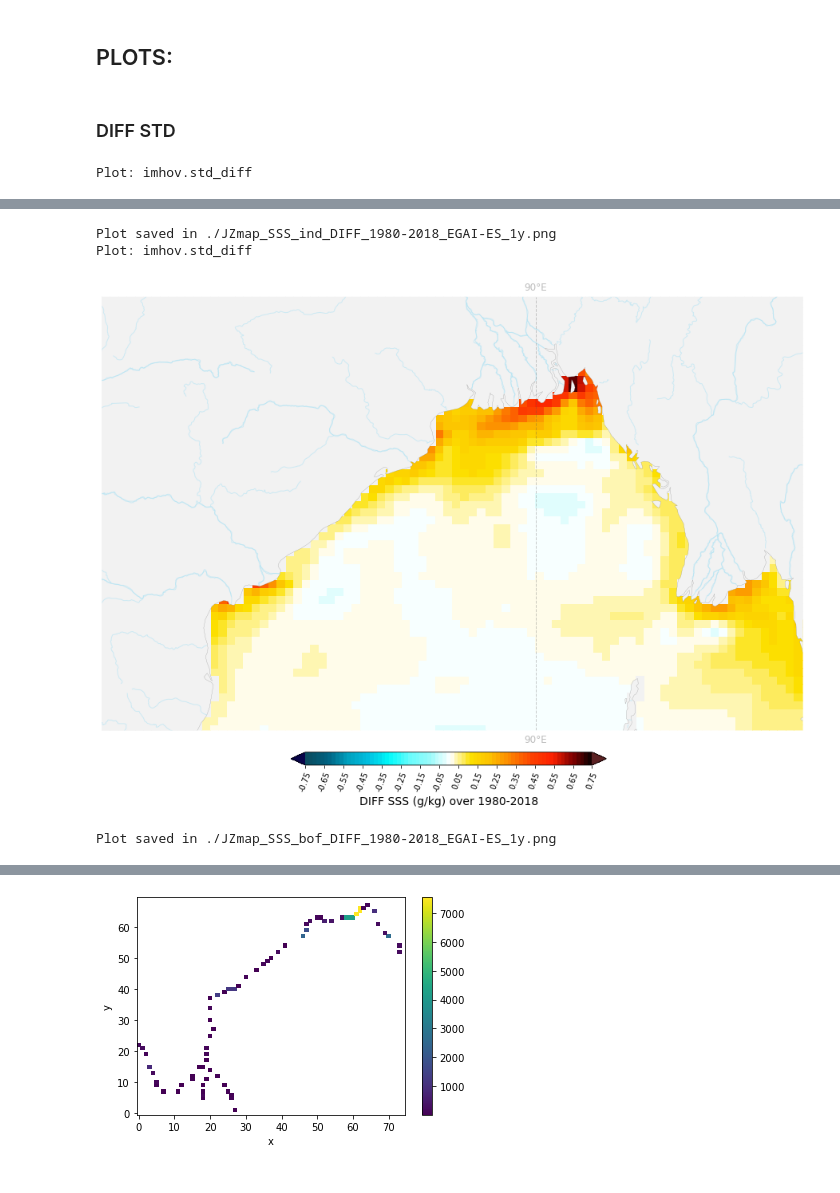
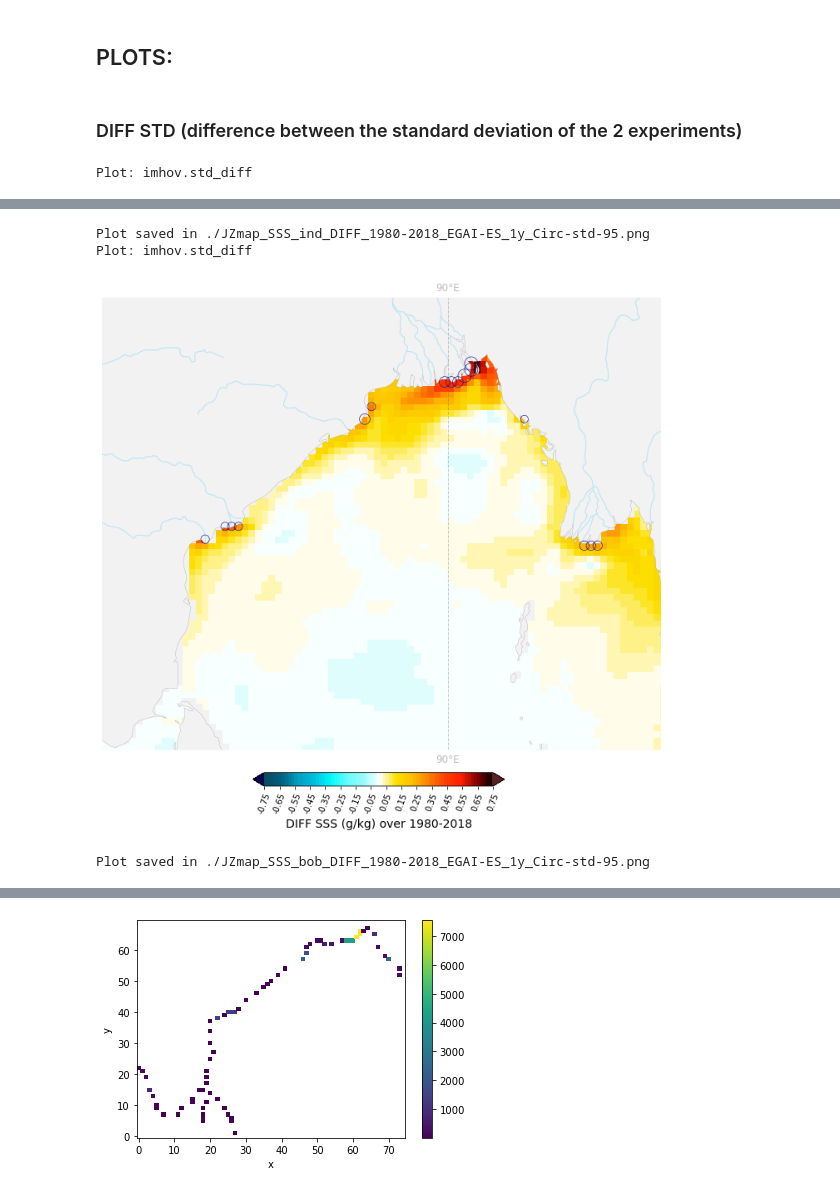
Before and after one commit to imhotep-project/studimhotep, a Jupyter notebook: 2022-12-19_SLX_JZ_IMHOTEP_SSS_1Y_regionalmap.ipynb, the cells around one changed output, grey strips where cells are left out. Drawn from its saved outputs; the diff is of its cells as text; code cells hidden in the pictures.

Commit message:
SLX: upd regional plots and BoB timeseries

```diff
--- a/2022-12-19_SLX_JZ_IMHOTEP_SSS_1Y_regionalmap.ipynb
+++ b/2022-12-19_SLX_JZ_IMHOTEP_SSS_1Y_regionalmap.ipynb
@@ -165,13 +161,18 @@ Count occurences above threshold 0.95(val=0.0004451813595845696)
 # %% [markdown]
 ## PLOTS:
 # %% [markdown]
-### DIFF STD
+### DIFF STD  (difference between the standard deviation of the 2 experiments)
 # %%
-for reg in ('ind','bof'):
-    gridparam = li.Fpltgridparamdefaults(reg=reg)
+for reg in ('ind','bob'):
+    if reg=='bof':
+        gridparam = li.Fpltgridparamdefaults(reg=reg,incrgridlon=5,incrgridlat=5)
+    else:
+        gridparam = li.Fpltgridparamdefaults(reg=reg)
+
     pltcolparam = li.Fpltsetcolorsdefaults('DIFF')
     pltparam =  li.Fsetcirclesparamdefaults()
-
-    outo = li.FpltGLO(DIFF,gridparam,reg=reg,ty='DIFF',siplt=False,saveo=True,cbon=True,strunits="g/kg",pltcolparam=pltcolparam,selrnf='no',pltcircles=False,pltcirclesparam=pltparam)
+    pltparam['mulmag']=1500
+    pltparam['linewidths']=0.6
+    outo = li.FpltGLO(DIFF,gridparam,reg=reg,ty='DIFF',siplt=False,saveo=True,cbon=True,strunits="g/kg",pltcolparam=pltcolparam,selrnf=selrnfstd,pltcircles=True,pltcirclesparam=pltparam)
 # %% [output]
 Plot: imhov.std_diff
@@ -179,4 +180,4 @@ Plot: imhov.std_diff
-Plot saved in ./JZmap_SSS_ind_DIFF_1980-2018_EGAI-ES_1y.png
+Plot saved in ./JZmap_SSS_ind_DIFF_1980-2018_EGAI-ES_1y_Circ-std-95.png
 Plot: imhov.std_diff
-[figure, old version]
+[figure, new version]
-Plot saved in ./JZmap_SSS_bof_DIFF_1980-2018_EGAI-ES_1y.png
+Plot saved in ./JZmap_SSS_bob_DIFF_1980-2018_EGAI-ES_1y_Circ-std-95.png
```
Also changed, not shown: parts of 15 cells of this notebook, 4 other files.
